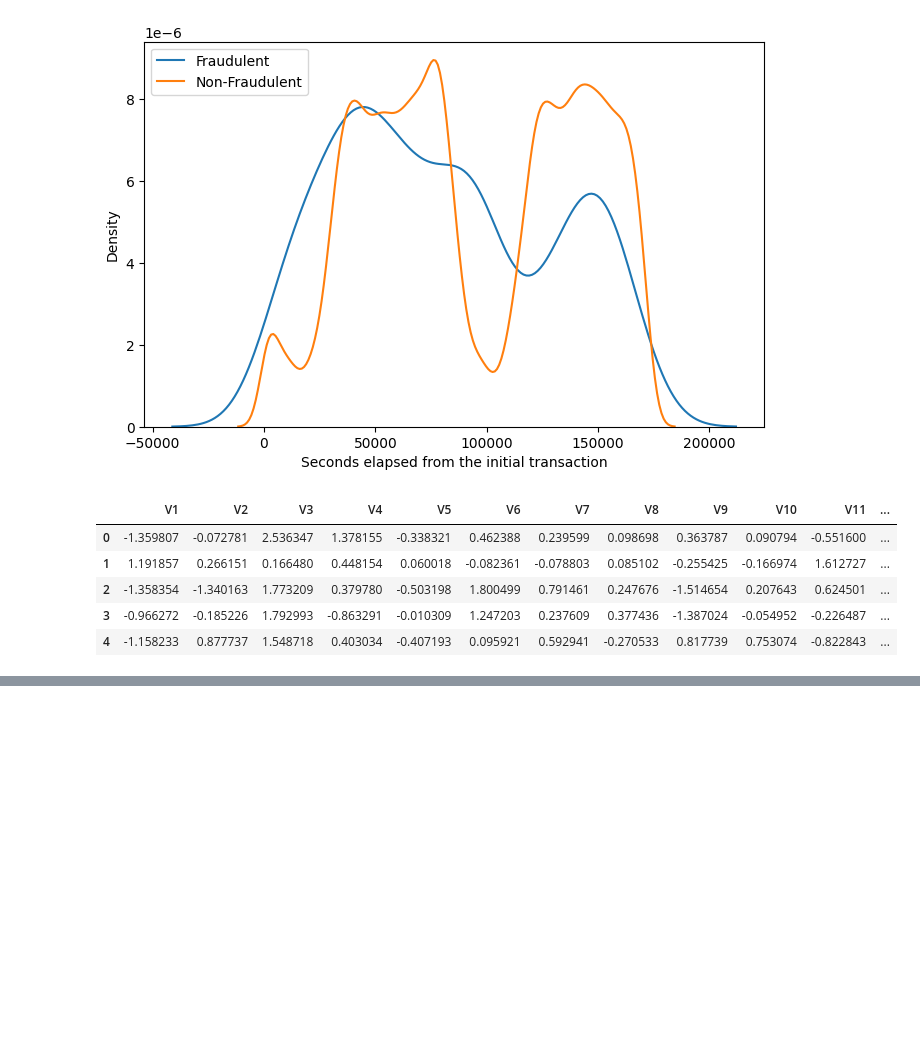
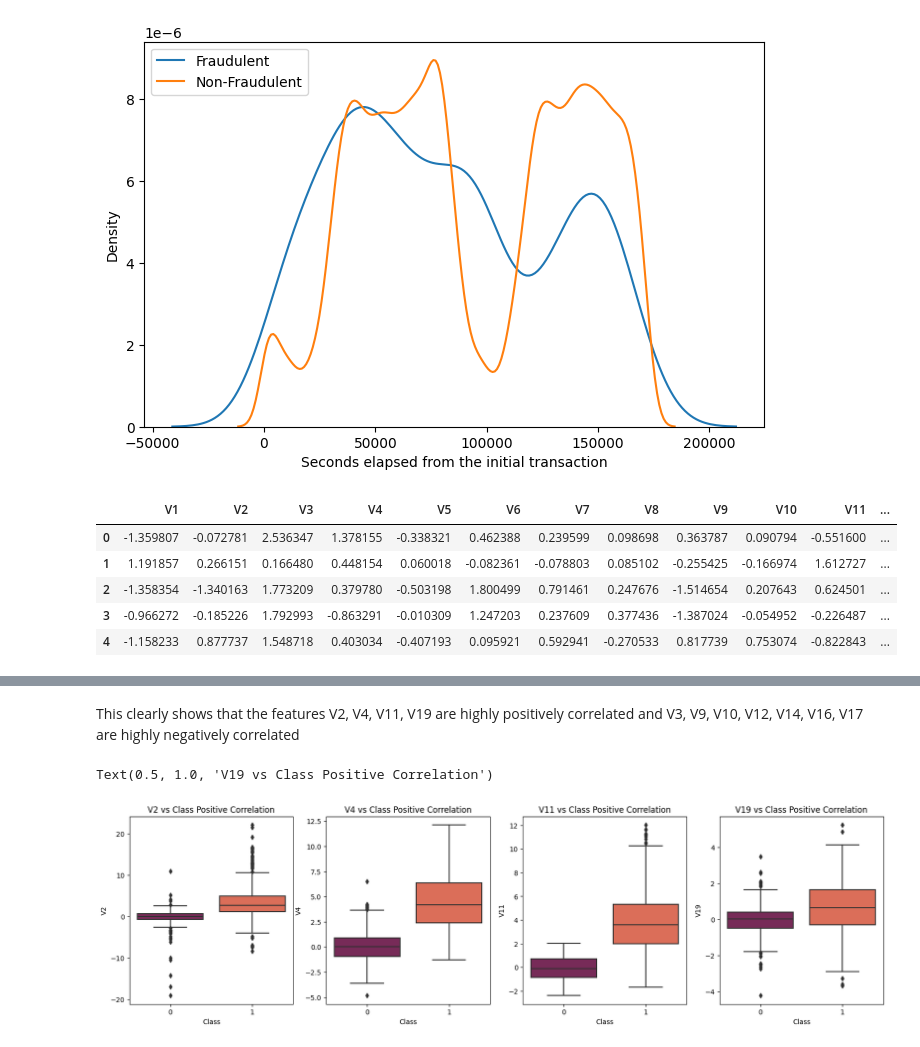
Before and after one commit to devboy02/cc-fraud, a Jupyter notebook: main.ipynb, the cells around one changed output, grey strips where cells are left out. Cells and saved outputs as stored; diff of their text form; code cells hidden in the pictures; blank space fills up the shorter version.

Commit message:
Added Boxplots

```diff
--- a/main.ipynb
+++ b/main.ipynb
@@ -117,0 +162,18 @@ del features
+# %% [markdown]
+This clearly shows that the features V2, V4, V11, V19 are highly positively correlated and V3, V9, V10, V12, V14, V16, V17 are highly negatively correlated
+# %%
+fig,axes = plt.subplots(ncols=4,figsize=(20,5))
+sns.boxplot(x = "Class" , y='V2' , data = new_df,palette="rocket", ax=axes[0])
+axes[0].set_title('V2 vs Class Positive Correlation')
+
+sns.boxplot(x = "Class" , y='V4' , data = new_df,palette="rocket", ax=axes[1])
+axes[1].set_title('V4 vs Class Positive Correlation')
+
+sns.boxplot(x = "Class" , y='V11' , data = new_df,palette="rocket", ax=axes[2])
+axes[2].set_title('V11 vs Class Positive Correlation')
+
+sns.boxplot(x = "Class" , y='V19' , data = new_df,palette="rocket" ,ax=axes[3])
+axes[3].set_title('V19 vs Class Positive Correlation')
+# %% [output]
+Text(0.5, 1.0, 'V19 vs Class Positive Correlation')
+[figure, added]
```
Also changed, not shown: parts of 5 cells of this notebook.
